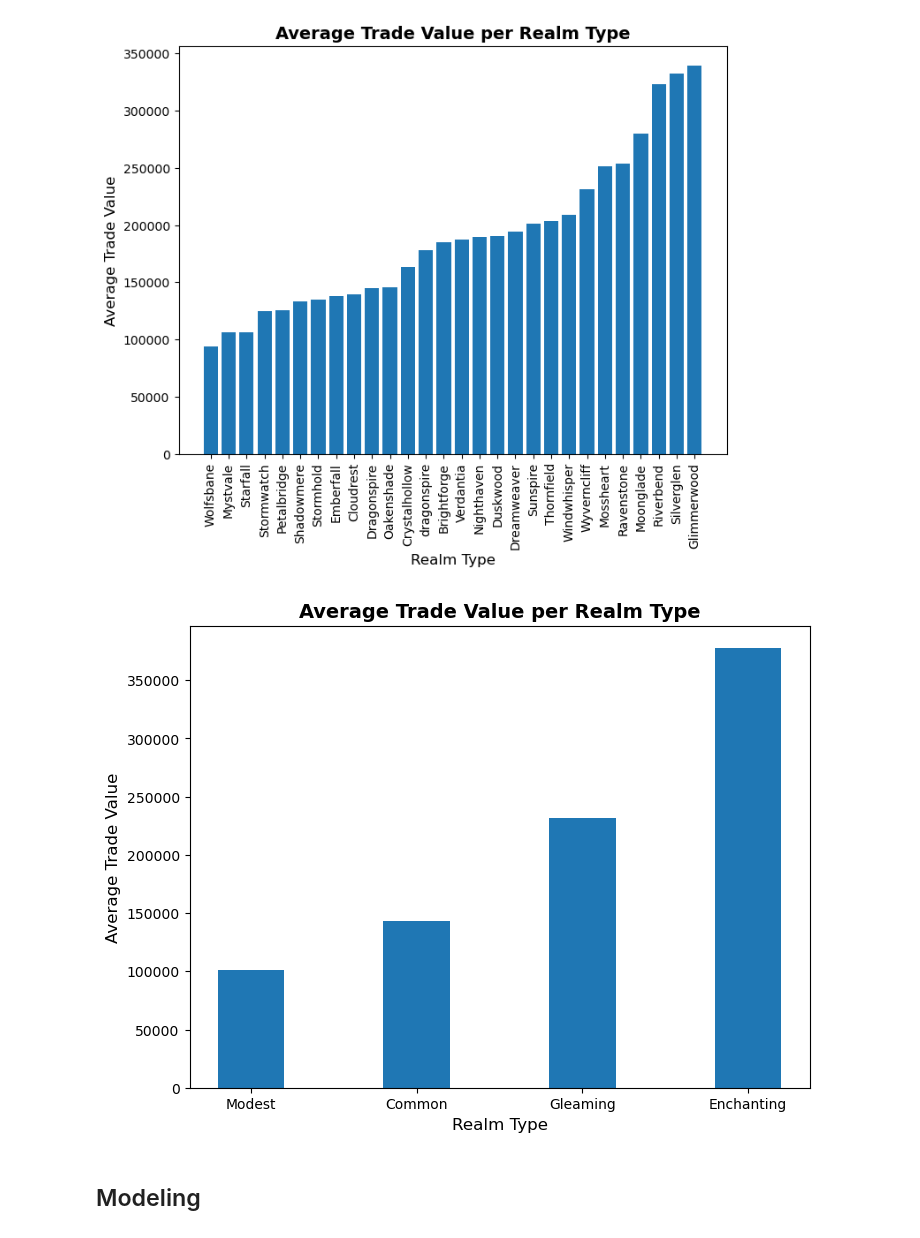
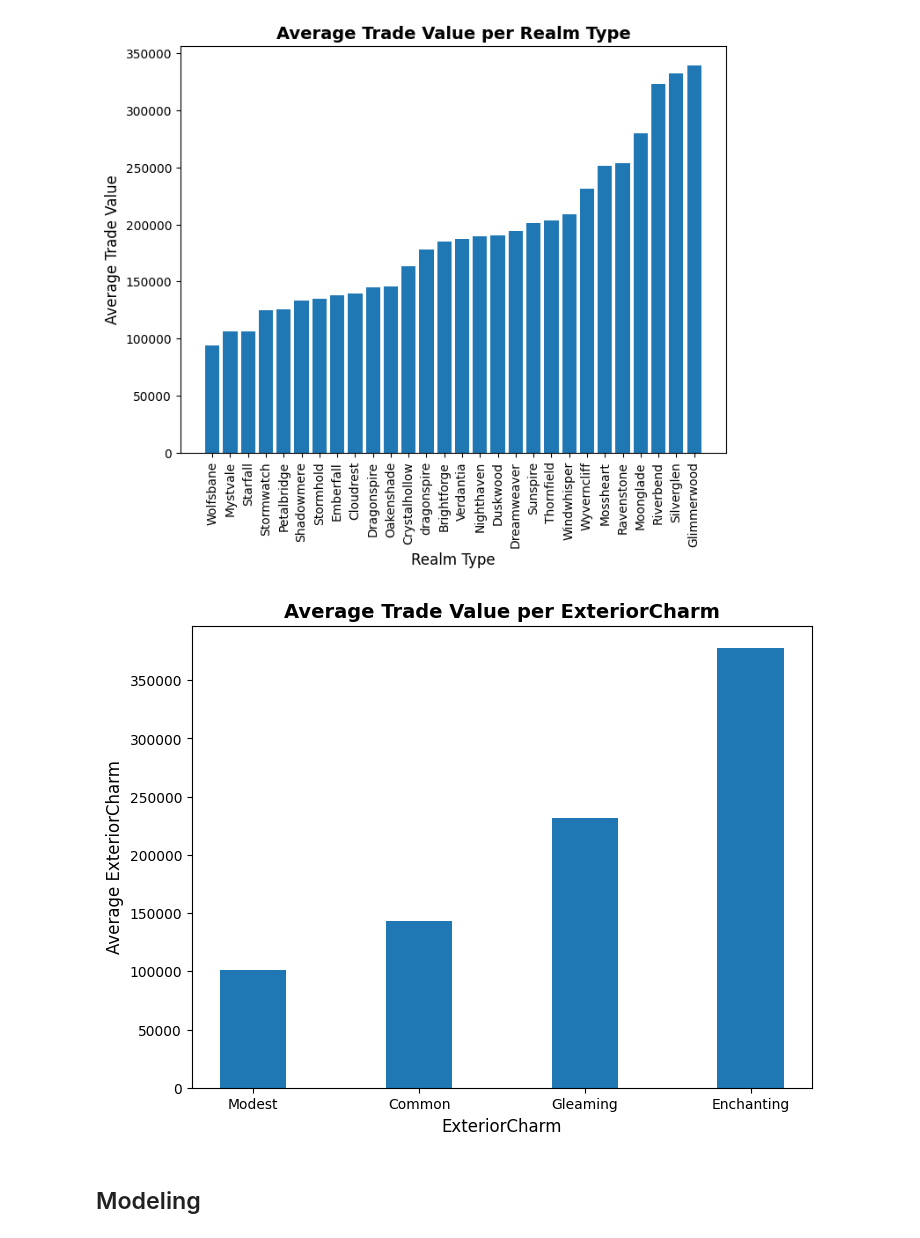
Before and after one commit to rayansamman/Slavic-Sultanate, a Jupyter notebook: src/second-iteration.ipynb, the cells around one changed output. Saved outputs shown, nothing was run; the diff lists cells and outputs as text; code cells hidden in the pictures.

```diff
--- a/src/second-iteration.ipynb
+++ b/src/second-iteration.ipynb
@@ -234,16 +237,16 @@ plt.show()
 # %%
 # Compute the average TradeValue per ExteriorCharm
 avgTradeValuePerCharm = df.groupby('ExteriorCharm')['TradeValue'].mean().sort_values()
 
 # Plot the bar chart
 plt.bar(avgTradeValuePerCharm.index, avgTradeValuePerCharm.values,width=0.4)
 
 # Labels and title
-plt.xlabel("Realm Type", fontsize=12)
-plt.ylabel("Average Trade Value", fontsize=12)
-plt.title("Average Trade Value per Realm Type", fontsize=14, fontweight='bold')
+plt.xlabel("ExteriorCharm", fontsize=12)
+plt.ylabel("Average ExteriorCharm", fontsize=12)
+plt.title("Average Trade Value per ExteriorCharm", fontsize=14, fontweight='bold')
 plt.show()
 # %% [output]
-[figure, old version]
+[figure, new version]
 # %% [markdown]
 ## Modeling
```
Also changed, not shown: parts of 3 cells of this notebook.
